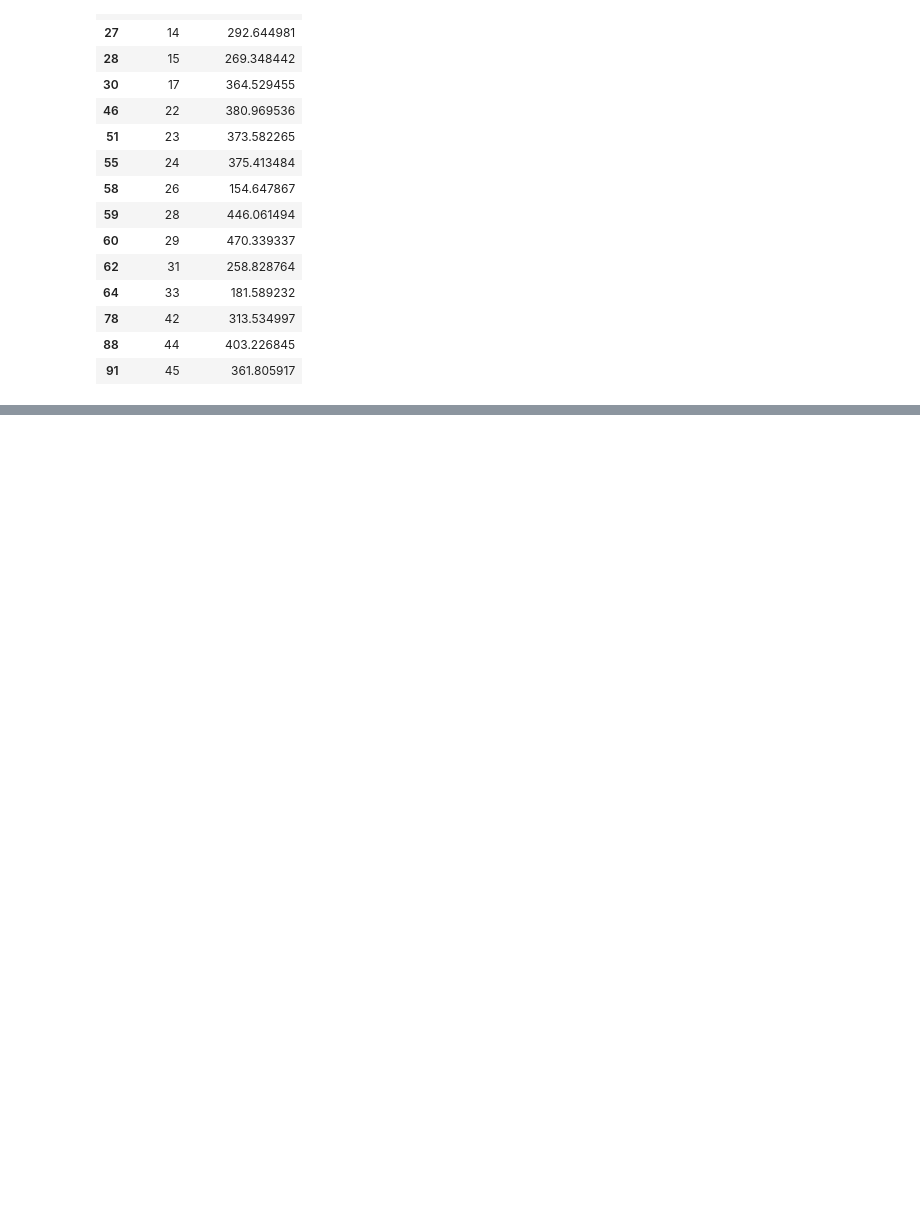
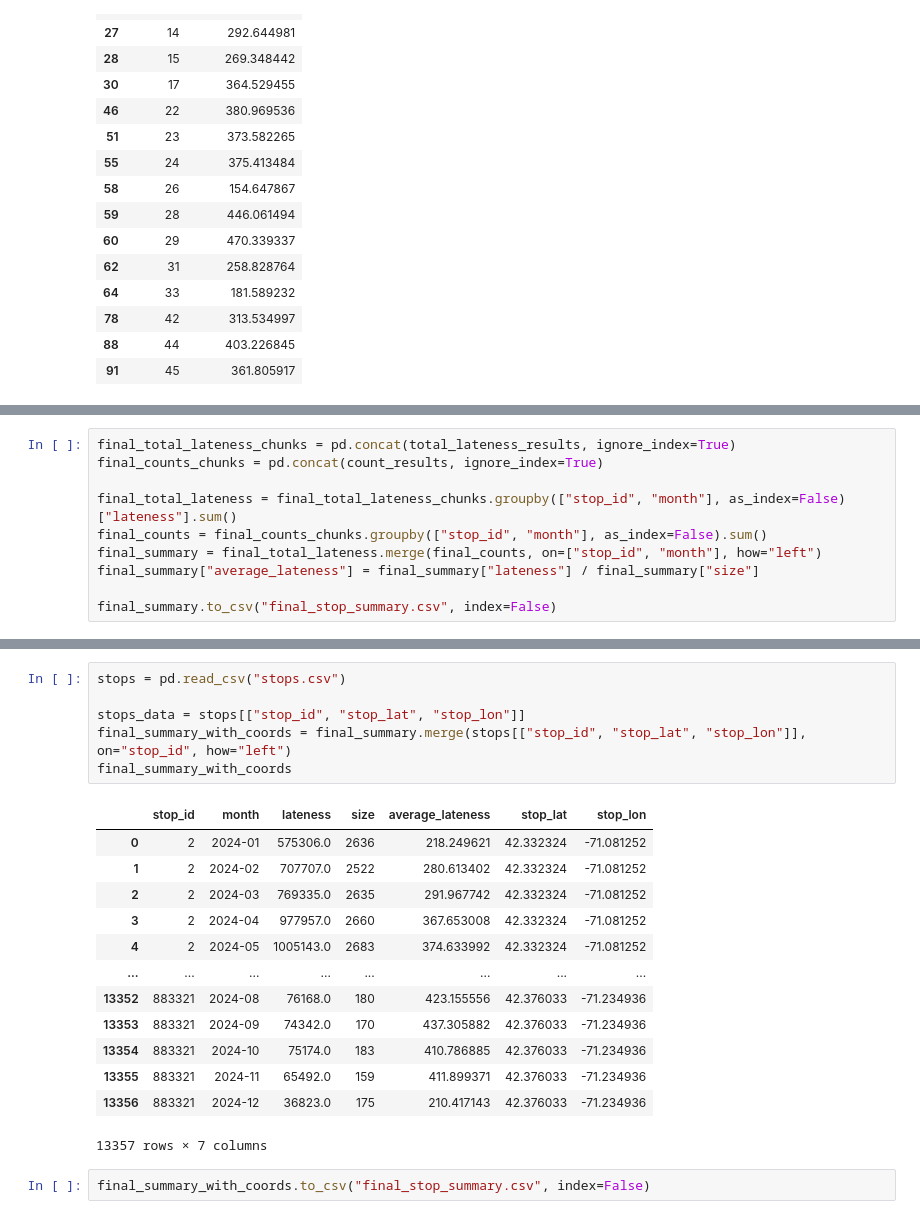
Before and after one commit to KKeySimon/BostonBusEquity, a Jupyter notebook: simon.ipynb, the cells around one changed output, grey strips where cells are left out. Saved outputs shown, nothing was run; the diff lists cells and outputs as text; blank space fills up the shorter version.

```diff
--- a/simon.ipynb
+++ b/simon.ipynb
@@ -395,0 +518,10 @@ target_routes_avg_wait_time
+# %%
+final_total_lateness_chunks = pd.concat(total_lateness_results, ignore_index=True)
+final_counts_chunks = pd.concat(count_results, ignore_index=True)
+
+final_total_lateness = final_total_lateness_chunks.groupby(["stop_id", "month"], as_index=False)["lateness"].sum()
+final_counts = final_counts_chunks.groupby(["stop_id", "month"], as_index=False).sum()
+final_summary = final_total_lateness.merge(final_counts, on=["stop_id", "month"], how="left")
+final_summary["average_lateness"] = final_summary["lateness"] / final_summary["size"]
+
+final_summary.to_csv("final_stop_summary.csv", index=False)
@@ -395,0 +544,22 @@ target_routes_avg_wait_time
+# %%
+stops = pd.read_csv("stops.csv")
+
+stops_data = stops[["stop_id", "stop_lat", "stop_lon"]]
+final_summary_with_coords = final_summary.merge(stops[["stop_id", "stop_lat", "stop_lon"]], on="stop_id", how="left")
+final_summary_with_coords
+# %% [output]
+|  | stop_id | month | lateness | size | average_lateness | stop_lat | stop_lon |
+| 0 | 2 | 2024-01 | 575306.0 | 2636 | 218.249621 | 42.332324 | -71.081252 |
+| 1 | 2 | 2024-02 | 707707.0 | 2522 | 280.613402 | 42.332324 | -71.081252 |
+| 2 | 2 | 2024-03 | 769335.0 | 2635 | 291.967742 | 42.332324 | -71.081252 |
+| 3 | 2 | 2024-04 | 977957.0 | 2660 | 367.653008 | 42.332324 | -71.081252 |
+| 4 | 2 | 2024-05 | 1005143.0 | 2683 | 374.633992 | 42.332324 | -71.081252 |
+| ... | ... | ... | ... | ... | ... | ... | ... |
+| 13352 | 883321 | 2024-08 | 76168.0 | 180 | 423.155556 | 42.376033 | -71.234936 |
+| 13353 | 883321 | 2024-09 | 74342.0 | 170 | 437.305882 | 42.376033 | -71.234936 |
+| 13354 | 883321 | 2024-10 | 75174.0 | 183 | 410.786885 | 42.376033 | -71.234936 |
+| 13355 | 883321 | 2024-11 | 65492.0 | 159 | 411.899371 | 42.376033 | -71.234936 |
+| 13356 | 883321 | 2024-12 | 36823.0 | 175 | 210.417143 | 42.376033 | -71.234936 |
+13357 rows × 7 columns
+# %%
+final_summary_with_coords.to_csv("final_stop_summary.csv", index=False)
```
Also changed, not shown: parts of 11 cells of this notebook.
